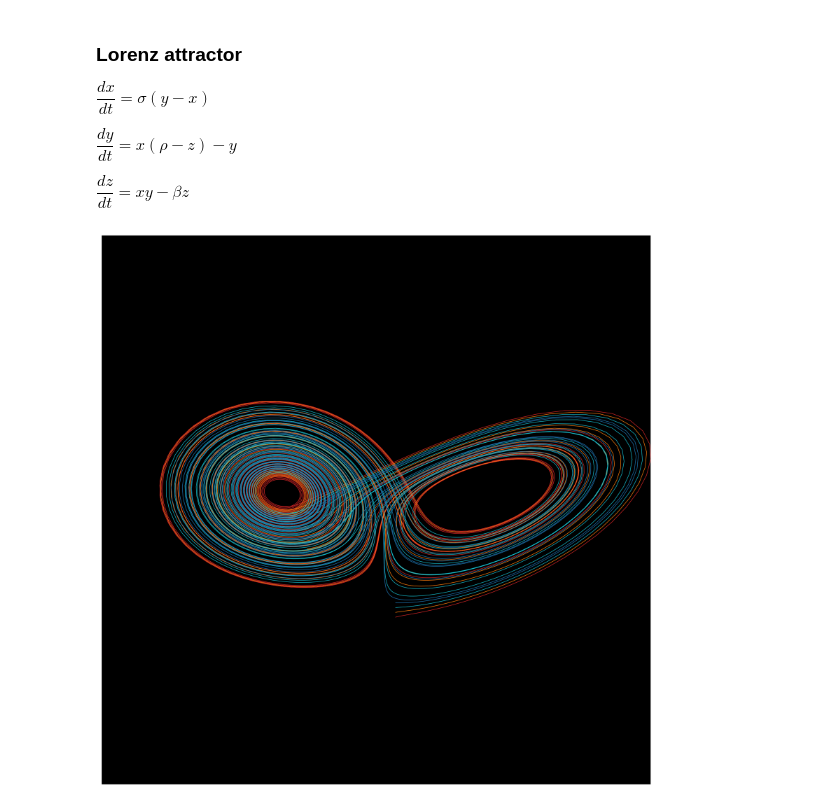
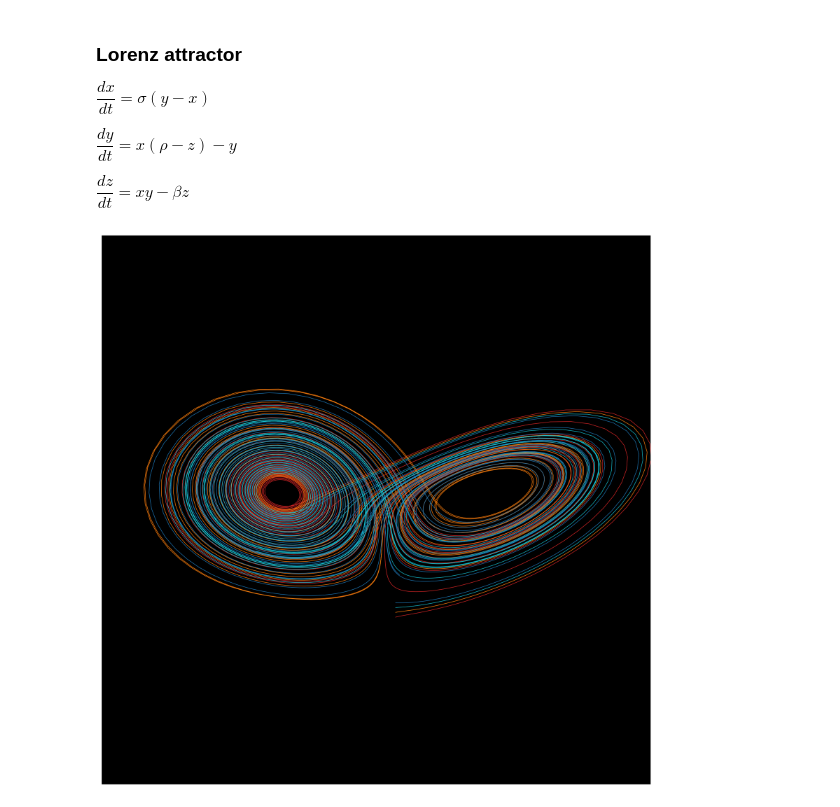
Before and after one commit to the-real-dorado/projects, a Jupyter notebook: Python/lorenz/lorenz.ipynb, the cells around one changed output. Saved outputs shown, nothing was run; the diff lists cells and outputs as text; code cells hidden in the pictures.

Commit message:
lorenz

```diff
--- a/Python/lorenz/lorenz.ipynb
+++ b/Python/lorenz/lorenz.ipynb
@@ -11,7 +11,7 @@ $\dfrac{dy}{dt}=x(\rho-z)-y$
 
 $\dfrac{dz}{dt}=xy-\beta z$
 # %%
-def dSdt(S, t):
+def dSdt(t,S):
     r = 28
     s = 10
     b = 8/3
@@ -20,25 +25,18 @@ def dSdt(S, t):
 # %%
-S = ((1.0,1.0,1.0),
-     (1.0,1.0,2.0),
-     (1.0,1.0,3.0),
-     (1.0,1.0,4.0))
-
-
 c = 'tab:red','tab:orange','tab:cyan','tab:blue'
 fig = plt.figure(figsize=(10,10),dpi=200)
 ax = plt.axes(projection='3d',proj_type = 'ortho')
 ax.set_facecolor('k')
 ax.set_axis_off()
 ax.set_xlim([-20,20])
 ax.set_ylim([-20,20])
 ax.set_zlim([0,50])
 ax.view_init(20,-45)
 plt.tight_layout()
 for i,S in enumerate(S):
     t = np.arange(0.0, 30, 0.01)
-    x,y,z = list(zip(*odeint(dSdt, S, t)))
+    x,y,z = solve_ivp(dSdt,(t[0],t[-1]),S,dense_output=True).sol(t)
     line, = ax.plot(x,y,z,lw=0.6,color=c[i])
-# plt.savefig(f'lorenz.png',facecolor='k',dpi=200)
 plt.show()
 # %% [output]
-[figure, old version]
+[figure, new version]
```
Also changed, not shown: parts of 2 cells of this notebook, 2 other files.
